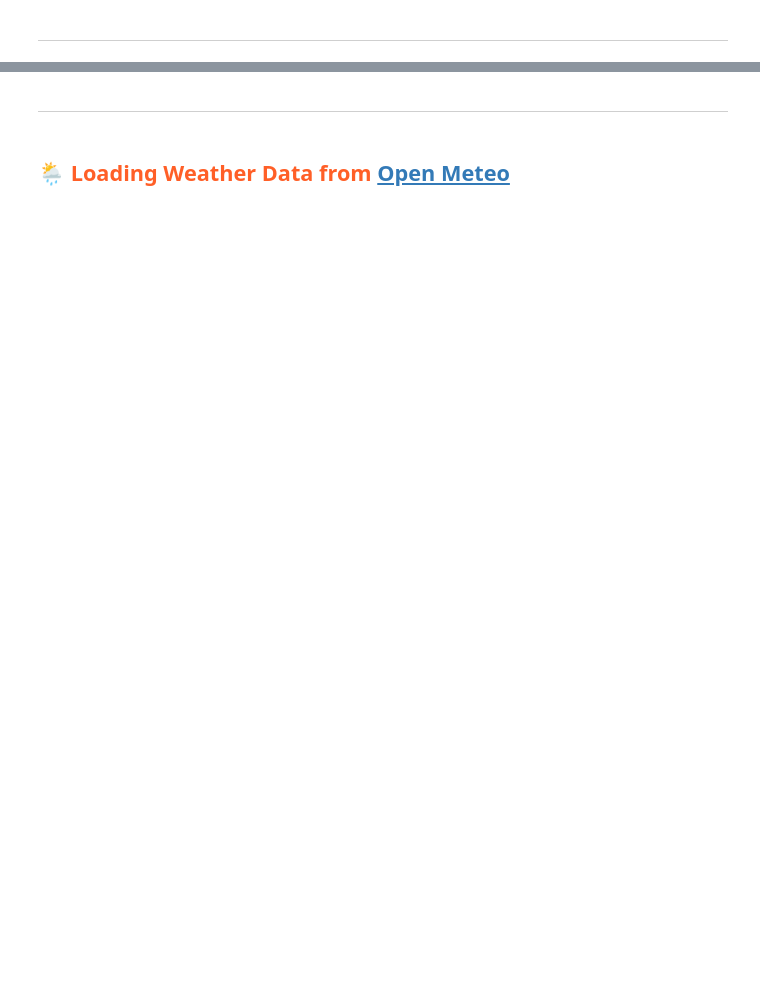
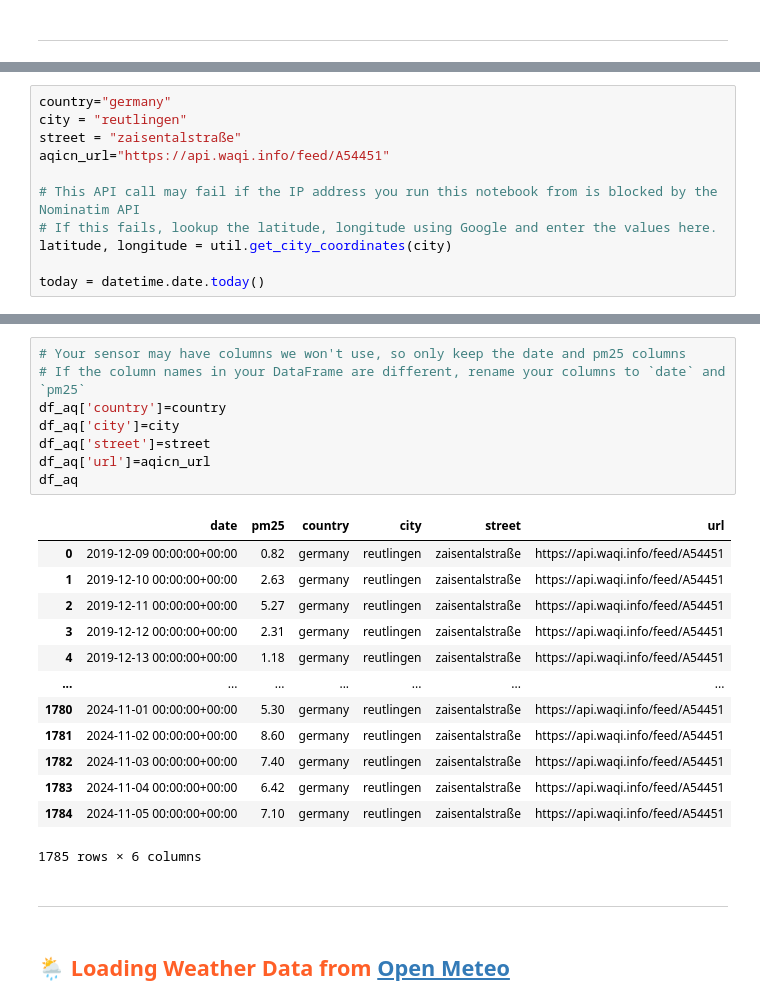
Before and after one commit to Arraying/Reutlingen, a Jupyter notebook: notebooks/1_air_quality_feature_backfill.ipynb, the cells around one changed output, grey strips where cells are left out. Drawn from its saved outputs; the diff is of its cells as text; blank space fills up the shorter version.

Commit message:
Update 1st notebook with new version

```diff
--- a/notebooks/1_air_quality_feature_backfill.ipynb
+++ b/notebooks/1_air_quality_feature_backfill.ipynb
@@ -20,0 +111,11 @@ warnings.filterwarnings("ignore")
+# %%
+country="germany"
+city = "reutlingen"
+street = "zaisentalstraße"
+aqicn_url="https://api.waqi.info/feed/A54451"
+
+# This API call may fail if the IP address you run this notebook from is blocked by the Nominatim API
+# If this fails, lookup the latitude, longitude using Google and enter the values here.
+latitude, longitude = util.get_city_coordinates(city)
+
+today = datetime.date.today()
@@ -141,3 +279,25 @@ Index(['date', 'pm25', 'city', 'street', 'pm25_yesterday'], dtype='object')
+# %%
+# Your sensor may have columns we won't use, so only keep the date and pm25 columns
+# If the column names in your DataFrame are different, rename your columns to `date` and `pm25`
+df_aq['country']=country
+df_aq['city']=city
+df_aq['street']=street
+df_aq['url']=aqicn_url
+df_aq
+# %% [output]
+|  | date | pm25 | country | city | street | url |
+| 0 | 2019-12-09 00:00:00+00:00 | 0.82 | germany | reutlingen | zaisentalstraße | https://api.waqi.info/feed/A54451 |
+| 1 | 2019-12-10 00:00:00+00:00 | 2.63 | germany | reutlingen | zaisentalstraße | https://api.waqi.info/feed/A54451 |
+| 2 | 2019-12-11 00:00:00+00:00 | 5.27 | germany | reutlingen | zaisentalstraße | https://api.waqi.info/feed/A54451 |
+| 3 | 2019-12-12 00:00:00+00:00 | 2.31 | germany | reutlingen | zaisentalstraße | https://api.waqi.info/feed/A54451 |
+| 4 | 2019-12-13 00:00:00+00:00 | 1.18 | germany | reutlingen | zaisentalstraße | https://api.waqi.info/feed/A54451 |
+| ... | ... | ... | ... | ... | ... | ... |
+| 1780 | 2024-11-01 00:00:00+00:00 | 5.30 | germany | reutlingen | zaisentalstraße | https://api.waqi.info/feed/A54451 |
+| 1781 | 2024-11-02 00:00:00+00:00 | 8.60 | germany | reutlingen | zaisentalstraße | https://api.waqi.info/feed/A54451 |
+| 1782 | 2024-11-03 00:00:00+00:00 | 7.40 | germany | reutlingen | zaisentalstraße | https://api.waqi.info/feed/A54451 |
+| 1783 | 2024-11-04 00:00:00+00:00 | 6.42 | germany | reutlingen | zaisentalstraße | https://api.waqi.info/feed/A54451 |
+| 1784 | 2024-11-05 00:00:00+00:00 | 7.10 | germany | reutlingen | zaisentalstraße | https://api.waqi.info/feed/A54451 |
+1785 rows × 6 columns
 # %% [markdown]
 ---
 # %% [markdown]
```
Also changed, not shown: parts of 76 cells of this notebook, 5 other files.
